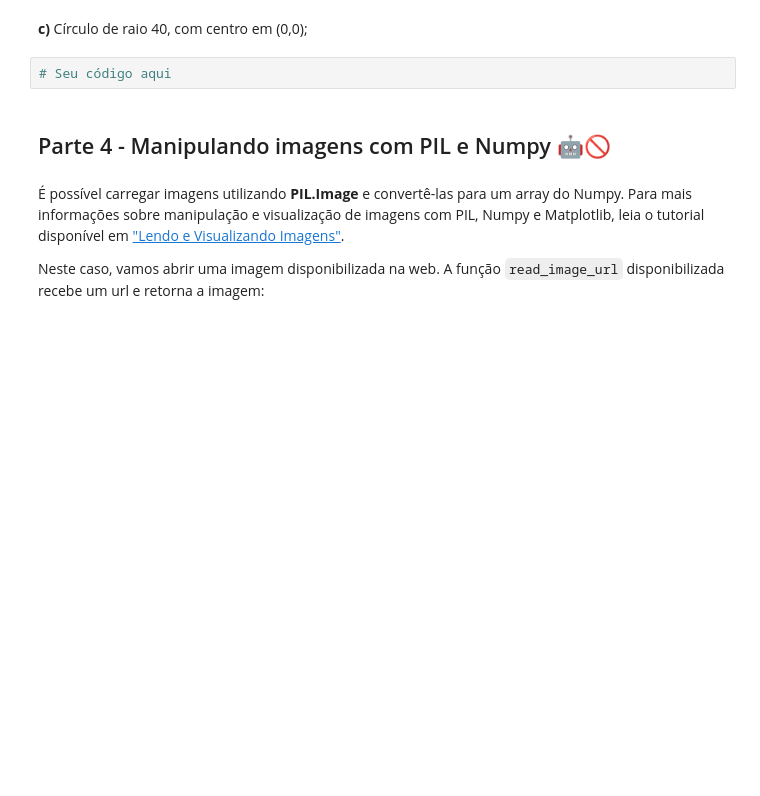
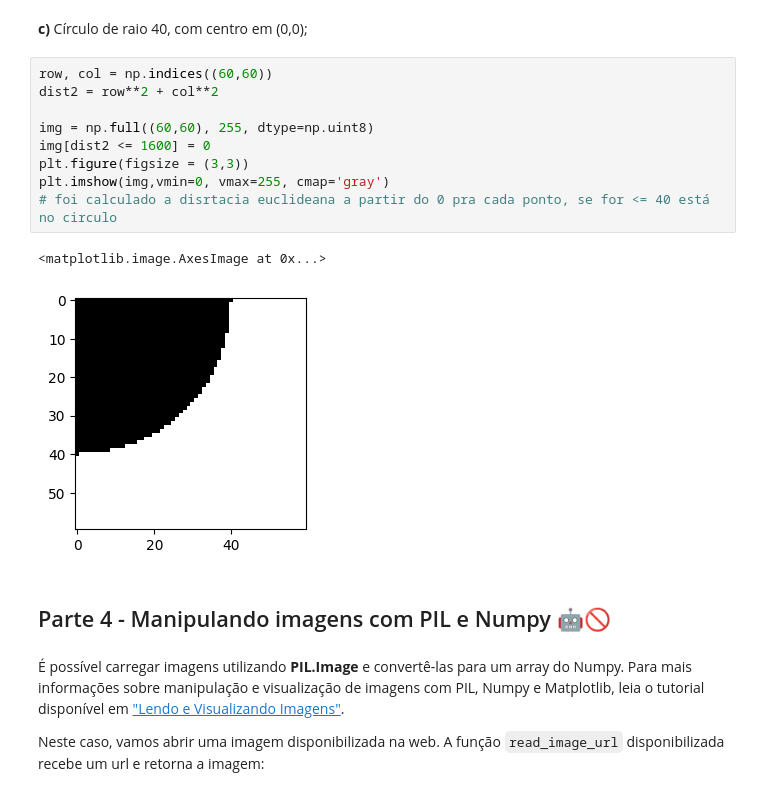
Before and after one commit to UNICAMP-EA979/2026s1-pi01-numpy-JN513, a Jupyter notebook: Atividade.ipynb, the cells around one changed output. Cells and saved outputs as stored; diff of their text form; blank space fills up the shorter version.

```diff
--- a/Atividade.ipynb
+++ b/Atividade.ipynb
@@ -401,7 +402,17 @@ plt.imshow(xadrez,vmin=0, vmax=255, cmap='gray')
 # %% [markdown]
 **c)** Círculo de raio 40, com centro em (0,0);
-# %%
-# Seu código aqui
+# %%
+row, col = np.indices((60,60))
+dist2 = row**2 + col**2
+
+img = np.full((60,60), 255, dtype=np.uint8)
+img[dist2 <= 1600] = 0
+plt.figure(figsize = (3,3))
+plt.imshow(img,vmin=0, vmax=255, cmap='gray')
+# foi calculado a disrtacia euclideana a partir do 0 pra cada ponto, se for <= 40 está no circulo
+# %% [output]
+<matplotlib.image.AxesImage at 0x...>
+[figure, added]
 # %% [markdown]
 ## Parte 4 - Manipulando imagens com PIL e Numpy 🤖🚫
 # %% [markdown]
```
Also changed, not shown: parts of 9 cells of this notebook.
